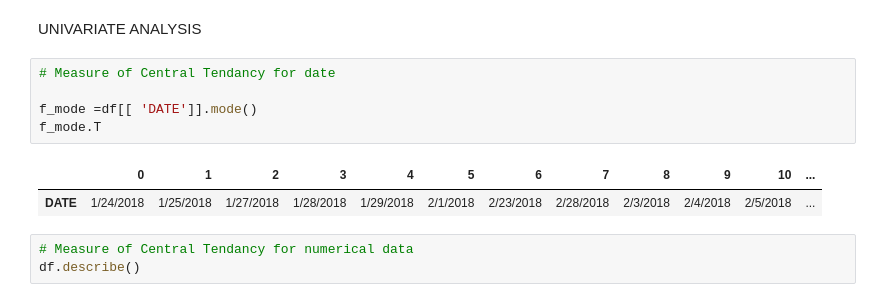
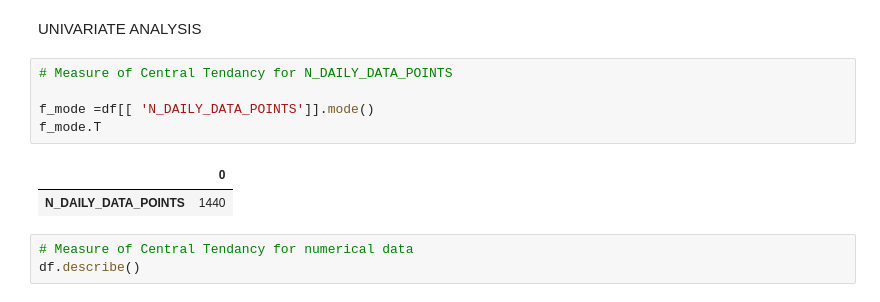
Before and after one commit to Kevinsamuelgitau/W9-IP, a Jupyter notebook: SAMUEL_GITAU_IP_CORE_W4.ipynb, the cells around one changed output. Cells and saved outputs as stored; diff of their text form.

```diff
--- a/SAMUEL_GITAU_IP_CORE_W4.ipynb
+++ b/SAMUEL_GITAU_IP_CORE_W4.ipynb
@@ -216,13 +216,13 @@ dtype: int64
 # %% [markdown]
 UNIVARIATE ANALYSIS
 # %%
-# Measure of Central Tendancy for date
+# Measure of Central Tendancy for N_DAILY_DATA_POINTS
 
-f_mode =df[[ 'DATE']].mode()
+f_mode =df[[ 'N_DAILY_DATA_POINTS']].mode()
 f_mode.T
 # %% [output]
-|  | 0 | 1 | 2 | 3 | 4 | 5 | 6 | 7 | 8 | 9 | 10 | ... |
-| DATE | 1/24/2018 | 1/25/2018 | 1/27/2018 | 1/28/2018 | 1/29/2018 | 2/1/2018 | 2/23/2018 | 2/28/2018 | 2/3/2018 | 2/4/2018 | 2/5/2018 | ... |
+|  | 0 |
+| N_DAILY_DATA_POINTS | 1440 |
 # %%
 # Measure of Central Tendancy for numerical data
 df.describe()
```
Also changed, not shown: parts of 9 cells of this notebook.
